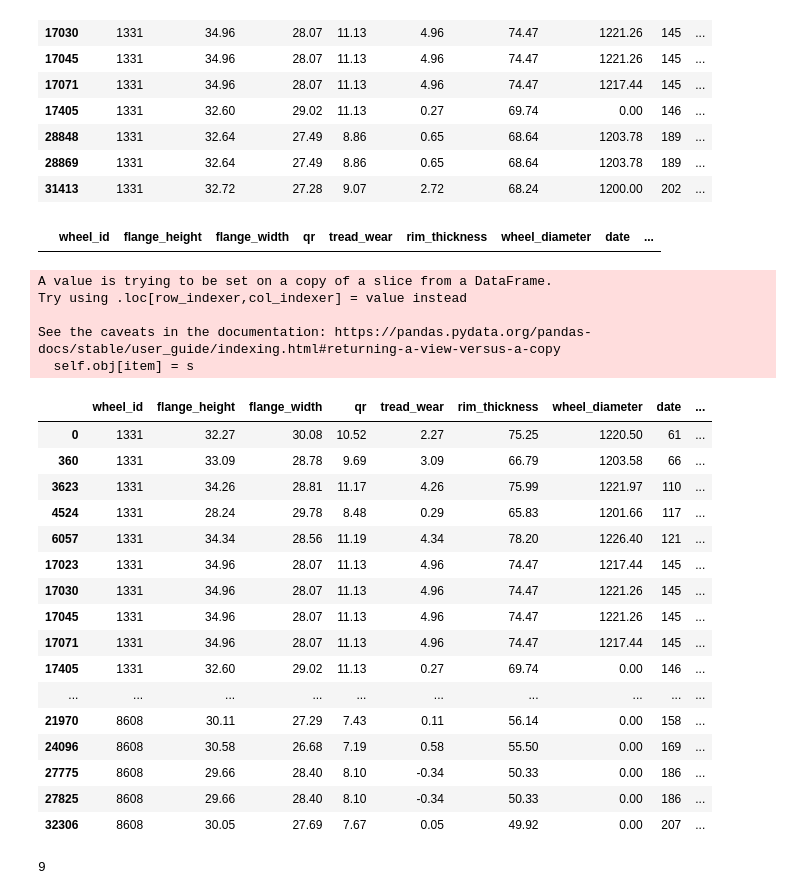
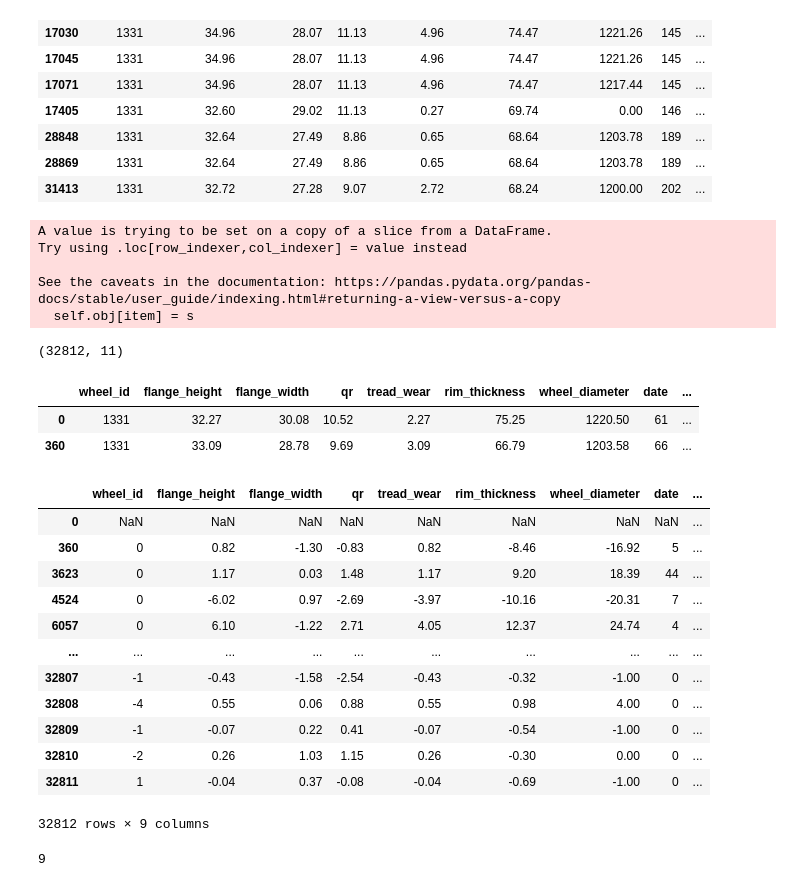
Before and after one commit to Metafiz/ml-base-2020, a Jupyter notebook: Python/train-wheels-repair-prediction.ipynb, the cells around one changed output. Saved outputs shown, nothing was run; the diff lists cells and outputs as text; code cells hidden in the pictures.

```diff
--- a/Python/train-wheels-repair-prediction.ipynb
+++ b/Python/train-wheels-repair-prediction.ipynb
@@ -107,17 +128,19 @@ df.head()
 # %%
 df_wheel = df[ df.wheel_id == 1331 ]
 prev_index = -1
-for index, row in df_wheel.iterrows():
+for index, row in tqdm(df_wheel.iterrows()):
     if prev_index == -1:
         prev_index = index
         continue
 
-    df_wheel.loc[index, 'previous_flange_height'] = df_wheel.loc[prev_index, 'flange_height']
+#     df_wheel.loc[index, 'previous_flange_height'] = df_wheel.loc[prev_index, 'flange_height']
     df_wheel.loc[index, 'previous_flange_width'] = df_wheel.loc[prev_index, 'flange_width']
-    df_wheel.loc[index, 'previous_qr'] = df_wheel.loc[prev_index, 'qr']
-    df_wheel.loc[index, 'previous_tread_wear'] = df_wheel.loc[prev_index, 'tread_wear']
-    df_wheel.loc[index, 'previous_rim_thickness'] = df_wheel.loc[prev_index, 'rim_thickness']
-    df_wheel.loc[index, 'previous_wheel_diameter'] = df_wheel.loc[prev_index, 'wheel_diameter']
+    df_wheel.loc[index, 'days_diff'] = df_wheel.loc[index, 'date'] - df_wheel.loc[prev_index, 'date']
+    df_wheel.loc[index, 'flange_width_diff'] = df_wheel.loc[prev_index, 'flange_width'] - df_wheel.loc[index, 'flange_width']
+#     df_wheel.loc[index, 'previous_qr'] = df_wheel.loc[prev_index, 'qr']
+#     df_wheel.loc[index, 'previous_tread_wear'] = df_wheel.loc[prev_index, 'tread_wear']
+#     df_wheel.loc[index, 'previous_rim_thickness'] = df_wheel.loc[prev_index, 'rim_thickness']
+#     df_wheel.loc[index, 'previous_wheel_diameter'] = df_wheel.loc[prev_index, 'wheel_diameter']
     prev_index = index
 # %% [output]
 A value is trying to be set on a copy of a slice from a DataFrame.
@@ -142,13 +165,10 @@ df_wheel
 | 28848 | 1331 | 32.64 | 27.49 | 8.86 | 0.65 | 68.64 | 1203.78 | 189 | ... |
 | 28869 | 1331 | 32.64 | 27.49 | 8.86 | 0.65 | 68.64 | 1203.78 | 189 | ... |
 | 31413 | 1331 | 32.72 | 27.28 | 9.07 | 2.72 | 68.24 | 1200.00 | 202 | ... |
-# %%
-df_new = pd.DataFrame(columns = df.columns)
-df_new.head()
-# %% [output]
-|  | wheel_id | flange_height | flange_width | qr | tread_wear | rim_thickness | wheel_diameter | date | ... |
 # %%
-for wheel_id in df.wheel_id.unique():
+df_new = pd.DataFrame(columns = df.columns)
+
+for wheel_id in tqdm(df.wheel_id.unique()):
     df_wheel = df[ df.wheel_id == wheel_id ]
     prev_index = -1
     for index, row in df_wheel.iterrows():
@@ -156,15 +176,18 @@ for wheel_id in df.wheel_id.unique():
             prev_index = index
             continue
 
-        df_wheel.loc[index, 'previous_flange_height'] = df_wheel.loc[prev_index, 'flange_height']
+#         df_wheel.loc[index, 'previous_flange_height'] = df_wheel.loc[prev_index, 'flange_height']
         df_wheel.loc[index, 'previous_flange_width'] = df_wheel.loc[prev_index, 'flange_width']
-        df_wheel.loc[index, 'previous_qr'] = df_wheel.loc[prev_index, 'qr']
-        df_wheel.loc[index, 'previous_tread_wear'] = df_wheel.loc[prev_index, 'tread_wear']
-        df_wheel.loc[index, 'previous_rim_thickness'] = df_wheel.loc[prev_index, 'rim_thickness']
-        df_wheel.loc[index, 'previous_wheel_diameter'] = df_wheel.loc[prev_index, 'wheel_diameter']
+#         df_wheel.loc[index, 'previous_qr'] = df_wheel.loc[prev_index, 'qr']
+#         df_wheel.loc[index, 'previous_tread_wear'] = df_wheel.loc[prev_index, 'tread_wear']
+#         df_wheel.loc[index, 'previous_rim_thickness'] = df_wheel.loc[prev_index, 'rim_thickness']
+#         df_wheel.loc[index, 'previous_wheel_diameter'] = df_wheel.loc[prev_index, 'wheel_diameter']
+        df_wheel.loc[index, 'flange_width_diff'] = df_wheel.loc[prev_index, 'flange_width'] - df_wheel.loc[index, 'flange_width']
+        df_wheel.loc[index, 'days_diff'] = df_wheel.loc[index, 'date'] - df_wheel.loc[prev_index, 'date']
         prev_index = index
 
     df_new = pd.concat([df_new, df_wheel])
+    #if (wheel_id == 8612): break
 # %% [output]
 A value is trying to be set on a copy of a slice from a DataFrame.
 Try using .loc[row_indexer,col_indexer] = value instead
@@ -174,24 +199,27 @@ See the caveats in the documentation: https://pandas.pydata.org/pandas-docs/stab
 # %%
-df_new.shape
-df_new.head(20)
+print(df_new.shape)
+df_new.head(2)
 # %% [output]
+(32812, 11)
 |  | wheel_id | flange_height | flange_width | qr | tread_wear | rim_thickness | wheel_diameter | date | ... |
 | 0 | 1331 | 32.27 | 30.08 | 10.52 | 2.27 | 75.25 | 1220.50 | 61 | ... |
 | 360 | 1331 | 33.09 | 28.78 | 9.69 | 3.09 | 66.79 | 1203.58 | 66 | ... |
-| 3623 | 1331 | 34.26 | 28.81 | 11.17 | 4.26 | 75.99 | 1221.97 | 110 | ... |
-| 4524 | 1331 | 28.24 | 29.78 | 8.48 | 0.29 | 65.83 | 1201.66 | 117 | ... |
-| 6057 | 1331 | 34.34 | 28.56 | 11.19 | 4.34 | 78.20 | 1226.40 | 121 | ... |
-| 17023 | 1331 | 34.96 | 28.07 | 11.13 | 4.96 | 74.47 | 1217.44 | 145 | ... |
-| 17030 | 1331 | 34.96 | 28.07 | 11.13 | 4.96 | 74.47 | 1221.26 | 145 | ... |
-| 17045 | 1331 | 34.96 | 28.07 | 11.13 | 4.96 | 74.47 | 1221.26 | 145 | ... |
-| 17071 | 1331 | 34.96 | 28.07 | 11.13 | 4.96 | 74.47 | 1217.44 | 145 | ... |
-| 17405 | 1331 | 32.60 | 29.02 | 11.13 | 0.27 | 69.74 | 0.00 | 146 | ... |
-| ... | ... | ... | ... | ... | ... | ... | ... | ... | ... |
-| 21970 | 8608 | 30.11 | 27.29 | 7.43 | 0.11 | 56.14 | 0.00 | 158 | ... |
-| 24096 | 8608 | 30.58 | 26.68 | 7.19 | 0.58 | 55.50 | 0.00 | 169 | ... |
-| 27775 | 8608 | 29.66 | 28.40 | 8.10 | -0.34 | 50.33 | 0.00 | 186 | ... |
-| 27825 | 8608 | 29.66 | 28.40 | 8.10 | -0.34 | 50.33 | 0.00 | 186 | ... |
-| 32306 | 8608 | 30.05 | 27.69 | 7.67 | 0.05 | 49.92 | 0.00 | 207 | ... |
+# %%
+df_new.diff()
+# %% [output]
+|  | wheel_id | flange_height | flange_width | qr | tread_wear | rim_thickness | wheel_diameter | date | ... |
+| 0 | NaN | NaN | NaN | NaN | NaN | NaN | NaN | NaN | ... |
+| 360 | 0 | 0.82 | -1.30 | -0.83 | 0.82 | -8.46 | -16.92 | 5 | ... |
+| 3623 | 0 | 1.17 | 0.03 | 1.48 | 1.17 | 9.20 | 18.39 | 44 | ... |
+| 4524 | 0 | -6.02 | 0.97 | -2.69 | -3.97 | -10.16 | -20.31 | 7 | ... |
+| 6057 | 0 | 6.10 | -1.22 | 2.71 | 4.05 | 12.37 | 24.74 | 4 | ... |
+| ... | ... | ... | ... | ... | ... | ... | ... | ... | ... |
+| 32807 | -1 | -0.43 | -1.58 | -2.54 | -0.43 | -0.32 | -1.00 | 0 | ... |
+| 32808 | -4 | 0.55 | 0.06 | 0.88 | 0.55 | 0.98 | 4.00 | 0 | ... |
+| 32809 | -1 | -0.07 | 0.22 | 0.41 | -0.07 | -0.54 | -1.00 | 0 | ... |
+| 32810 | -2 | 0.26 | 1.03 | 1.15 | 0.26 | -0.30 | 0.00 | 0 | ... |
+| 32811 | 1 | -0.04 | 0.37 | -0.08 | -0.04 | -0.69 | -1.00 | 0 | ... |
+32812 rows × 9 columns
 # %%
 df_wheel = df[ df.wheel_id == 8622 ]
 print(len(df_wheel))
```
Also changed, not shown: parts of 21 cells of this notebook.
